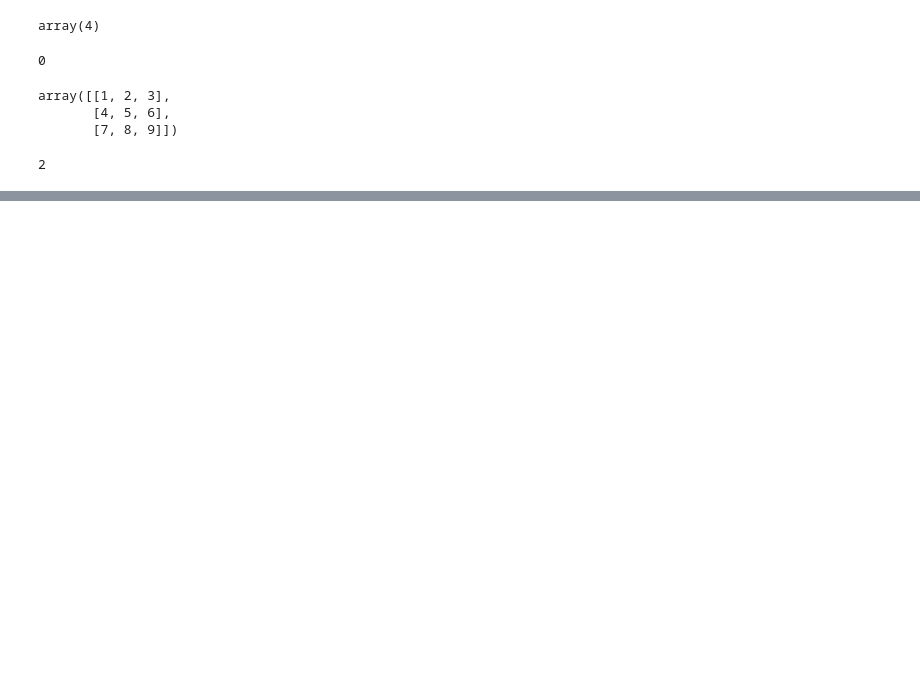
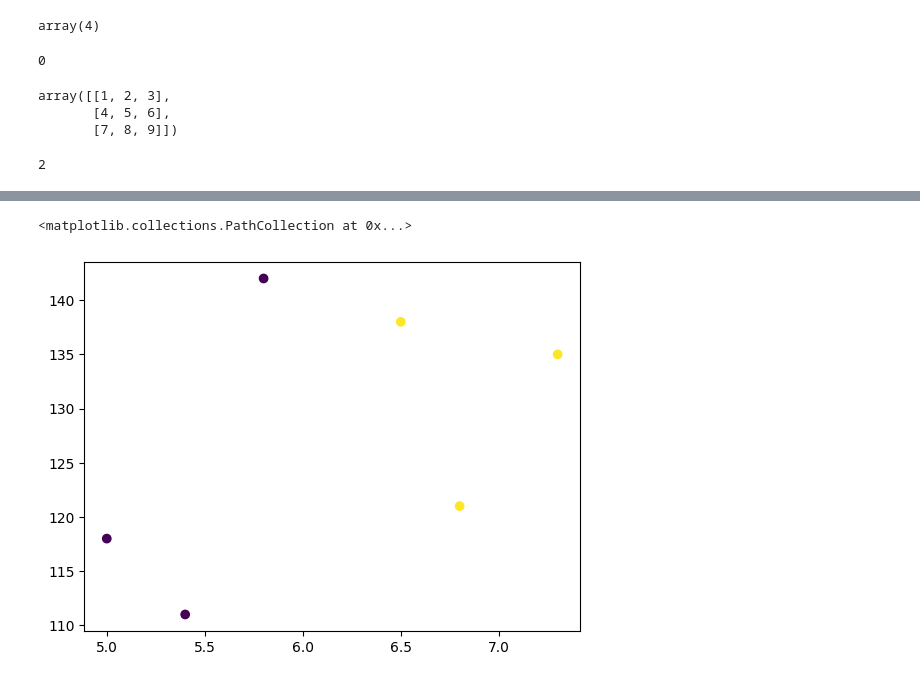
Before and after one commit to Dibyas83/masai, a Jupyter notebook: Untitled0.ipynb, the cells around one changed output, grey strips where cells are left out. Drawn from its saved outputs; the diff is of its cells as text; code cells hidden in the pictures; blank space fills up the shorter version.

```diff
--- a/Untitled0.ipynb
+++ b/Untitled0.ipynb
@@ -26,0 +30,2 @@ mat.ndim
+# %%
+df = pd.read_csv('/content/data campus - Sheet1.csv')
@@ -26,0 +59,2 @@ mat.ndim
+# %%
+df = df.iloc[:,1:]
@@ -26,0 +72,5 @@ mat.ndim
+# %%
+plot.scatter(df['cgpa'],df['iq'],c=df['place'])
+# %% [output]
+<matplotlib.collections.PathCollection at 0x...>
+[figure, added]
```
Also changed, not shown: parts of 28 cells of this notebook.
